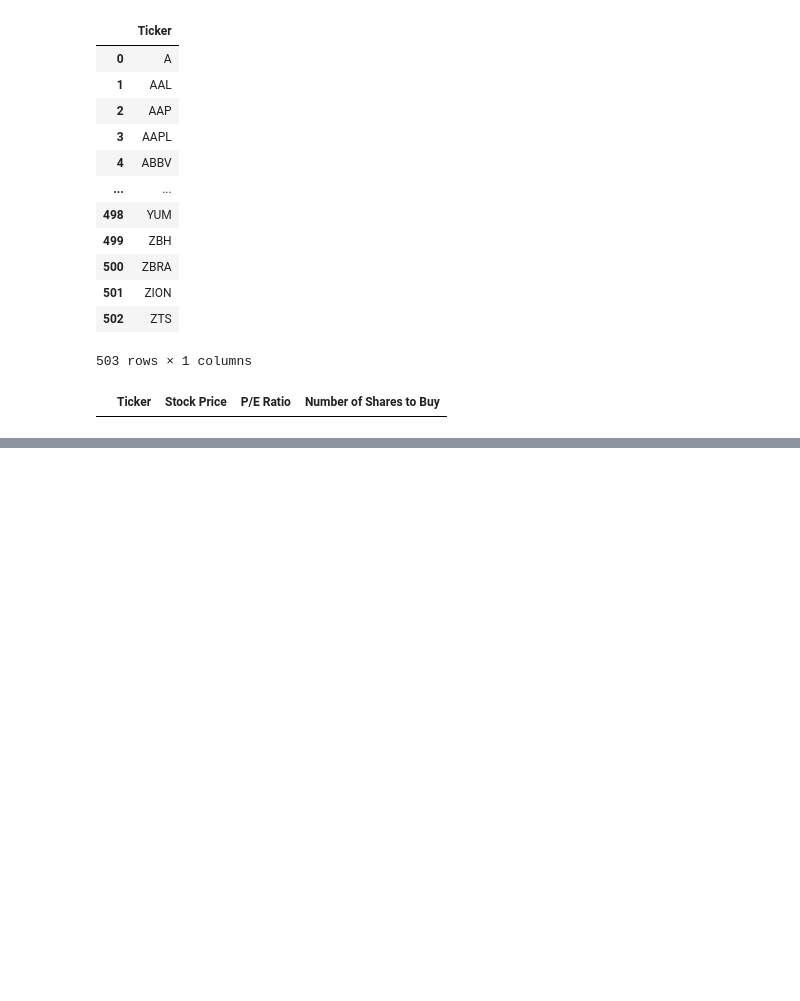
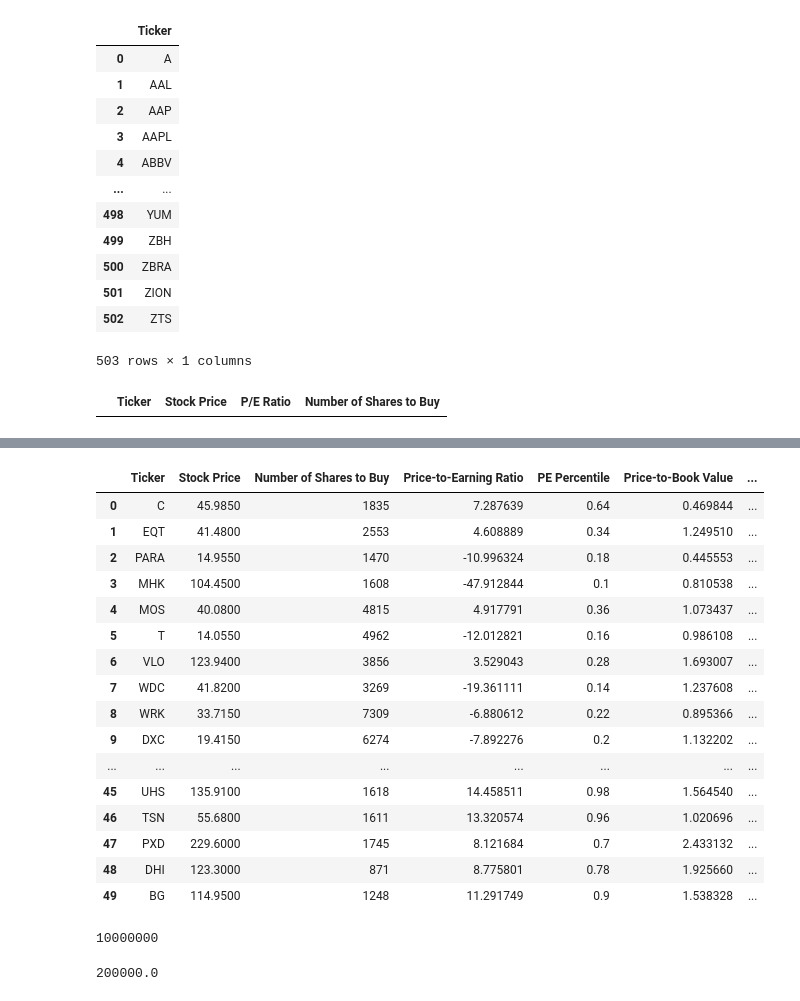
Before and after one commit to imsoumya18/quantitative_investment_strategy, a Jupyter notebook: starter-files/3_quantitative_value_strategy.ipynb, the cells around one changed output, grey strips where cells are left out. Saved outputs shown, nothing was run; the diff lists cells and outputs as text; code cells hidden in the pictures; blank space fills up the shorter version.

```diff
--- a/starter-files/3_quantitative_value_strategy.ipynb
+++ b/starter-files/3_quantitative_value_strategy.ipynb
@@ -189,0 +406,34 @@ for stock in stocks['Ticker']:
+# %%
+rv_dataframe = rv_dataframe[:50]
+rv_dataframe.reset_index(drop=True, inplace=True)
+# %%
+rv_dataframe
+# %% [output]
+|  | Ticker | Stock Price | Number of Shares to Buy | Price-to-Earning Ratio | PE Percentile | Price-to-Book Value | ... |
+| 0 | C | 45.9850 | 1835 | 7.287639 | 0.64 | 0.469844 | ... |
+| 1 | EQT | 41.4800 | 2553 | 4.608889 | 0.34 | 1.249510 | ... |
+| 2 | PARA | 14.9550 | 1470 | -10.996324 | 0.18 | 0.445553 | ... |
+| 3 | MHK | 104.4500 | 1608 | -47.912844 | 0.1 | 0.810538 | ... |
+| 4 | MOS | 40.0800 | 4815 | 4.917791 | 0.36 | 1.073437 | ... |
+| 5 | T | 14.0550 | 4962 | -12.012821 | 0.16 | 0.986108 | ... |
+| 6 | VLO | 123.9400 | 3856 | 3.529043 | 0.28 | 1.693007 | ... |
+| 7 | WDC | 41.8200 | 3269 | -19.361111 | 0.14 | 1.237608 | ... |
+| 8 | WRK | 33.7150 | 7309 | -6.880612 | 0.22 | 0.895366 | ... |
+| 9 | DXC | 19.4150 | 6274 | -7.892276 | 0.2 | 1.132202 | ... |
+| ... | ... | ... | ... | ... | ... | ... | ... |
+| 45 | UHS | 135.9100 | 1618 | 14.458511 | 0.98 | 1.564540 | ... |
+| 46 | TSN | 55.6800 | 1611 | 13.320574 | 0.96 | 1.020696 | ... |
+| 47 | PXD | 229.6000 | 1745 | 8.121684 | 0.7 | 2.433132 | ... |
+| 48 | DHI | 123.3000 | 871 | 8.775801 | 0.78 | 1.925660 | ... |
+| 49 | BG | 114.9500 | 1248 | 11.291749 | 0.9 | 1.538328 | ... |
+# %%
+# portfolio_size = float(input("Enter your portfolio value: "))
+portfolio_size = 10000000
+portfolio_size
+# %% [output]
+10000000
+# %%
+position_size = float(portfolio_size) / len(rv_dataframe.index)
+position_size
+# %% [output]
+200000.0
```
Also changed, not shown: parts of 27 cells of this notebook, 2 other files.
